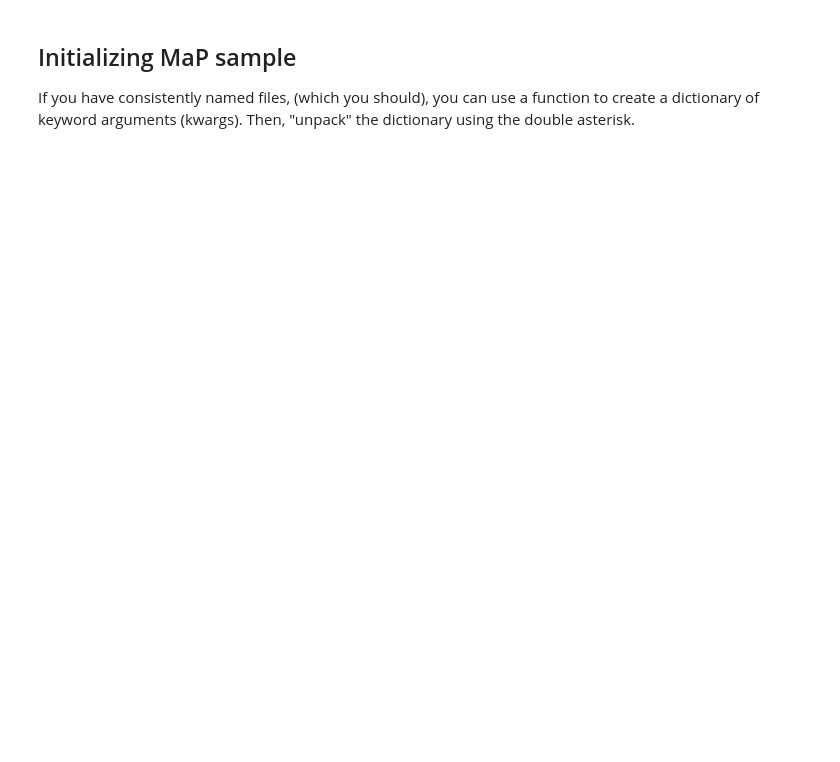
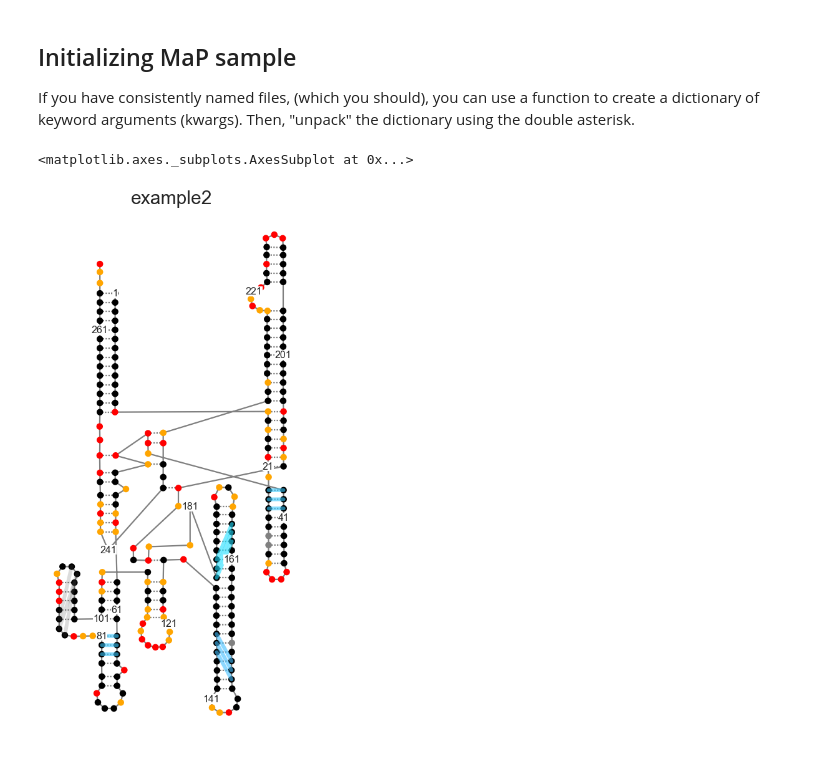
Before and after one commit to Weeks-UNC/RNAvigate, a Jupyter notebook: JNB-example/ss_test.ipynb, the cells around one changed output. Cells and saved outputs as stored; diff of their text form; code cells hidden in the pictures; blank space fills up the shorter version.

```diff
--- a/JNB-example/ss_test.ipynb
+++ b/JNB-example/ss_test.ipynb
@@ -53,6 +47,11 @@ def kwargs(sample):
     return kwargs
 
 example = MaP.Sample(sample="example2", **kwargs("example2"))
+# %%
+example.make_ss(attribute="pairs", metric="Distance")
+# %% [output]
+<matplotlib.axes._subplots.AxesSubplot at 0x...>
+[figure, added]
 # %%
 example.make_ss(attribute="rings", metric="Statistic", Statistic=20, cdAbove=20)
 # %% [output]
```
Also changed, not shown: parts of 9 cells of this notebook, 3 other files.
